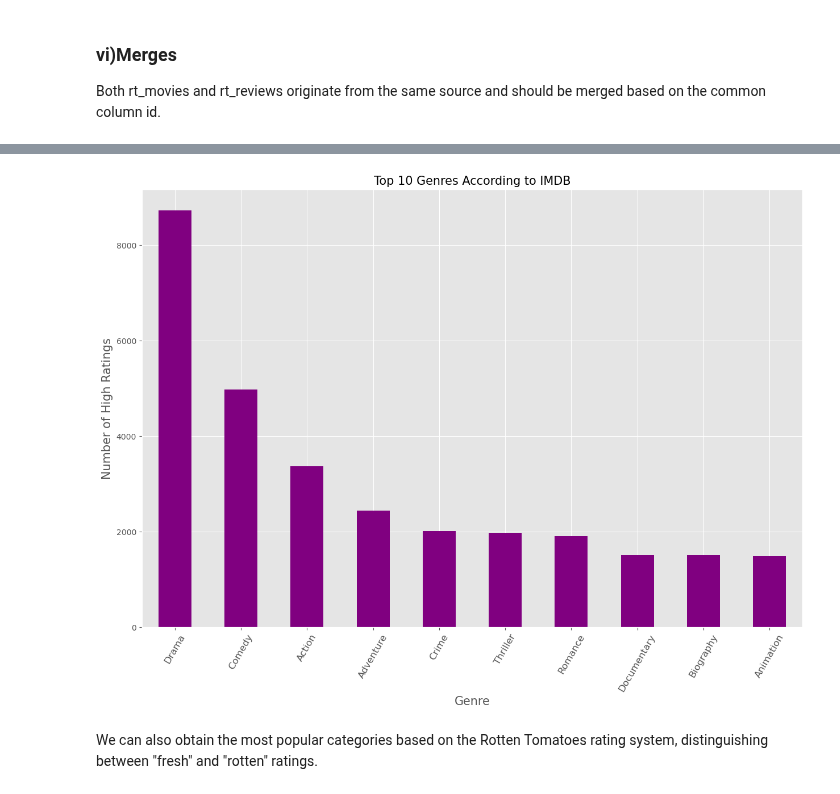
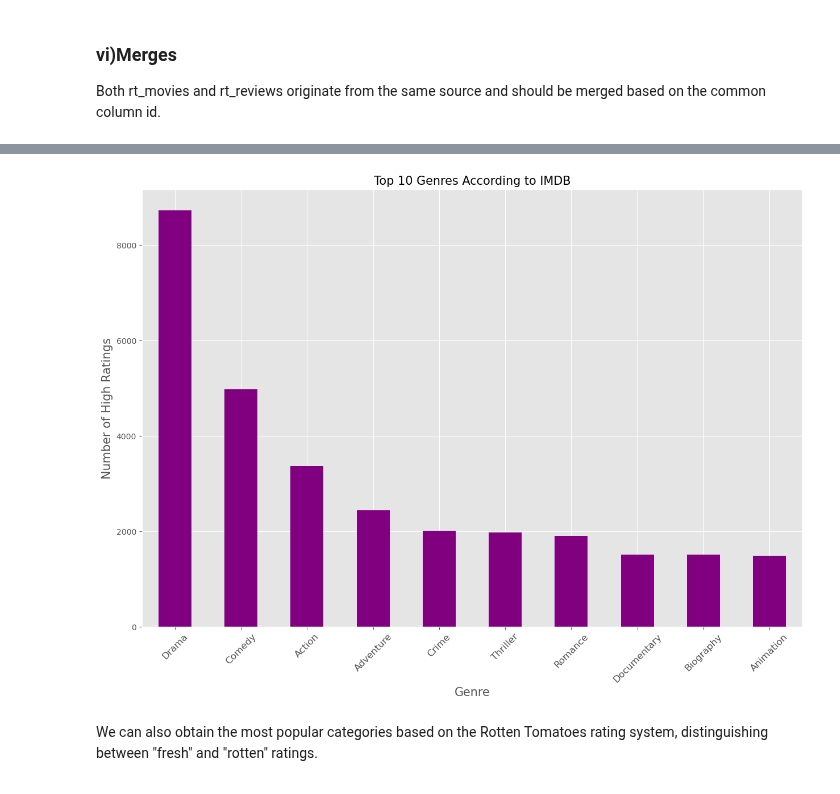
Before and after one commit to clydeochieng/dsc-phase-1-project-v2-4, a Jupyter notebook: student.ipynb, the cells around one changed output, grey strips where cells are left out. Cells and saved outputs as stored; diff of their text form; code cells hidden in the pictures.

```diff
--- a/student.ipynb
+++ b/student.ipynb
@@ -856,27 +856,27 @@ plt.style.use('ggplot')
 # %%
 import os
 import matplotlib.pyplot as plt
 
 # Create the directory if it doesn't exist
 os.makedirs('Images', exist_ok=True)
 
 # Plotting a bar graph of most popular genres
 fig, ax = plt.subplots(figsize=(15,10))
 
 title = 'Top 10 Genres According to IMDB'
 y_label = 'Number of High Ratings'
 x_label = 'Genre'
 
 genres.High.plot(kind='bar', color='purple')  # Set the color to purple
 ax.set_title(title, fontsize=15)
 ax.set_ylabel(y_label, fontsize=15)
 ax.set_xlabel(x_label, fontsize=15)
-plt.xticks(rotation=60, fontsize=12)
+plt.xticks(rotation=45, fontsize=12)
 
 # Save the image in the Images directory
 fig.savefig('Images/genres.png')
 # %% [output]
-[figure, old version]
+[figure, new version]
 # %% [markdown]
 
 We can also obtain the most popular categories based on the Rotten Tomatoes rating system, distinguishing between "fresh" and "rotten" ratings.
```
Also changed, not shown: parts of 1 cell of this notebook.
